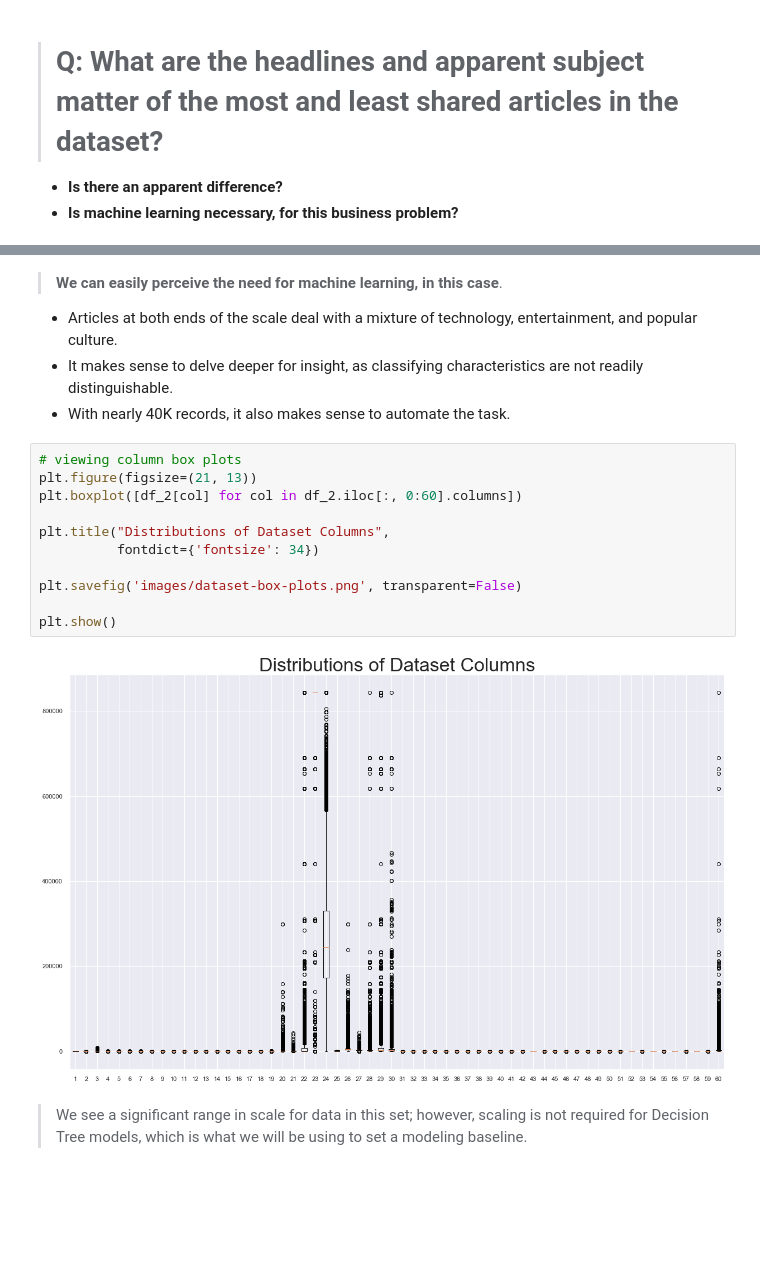
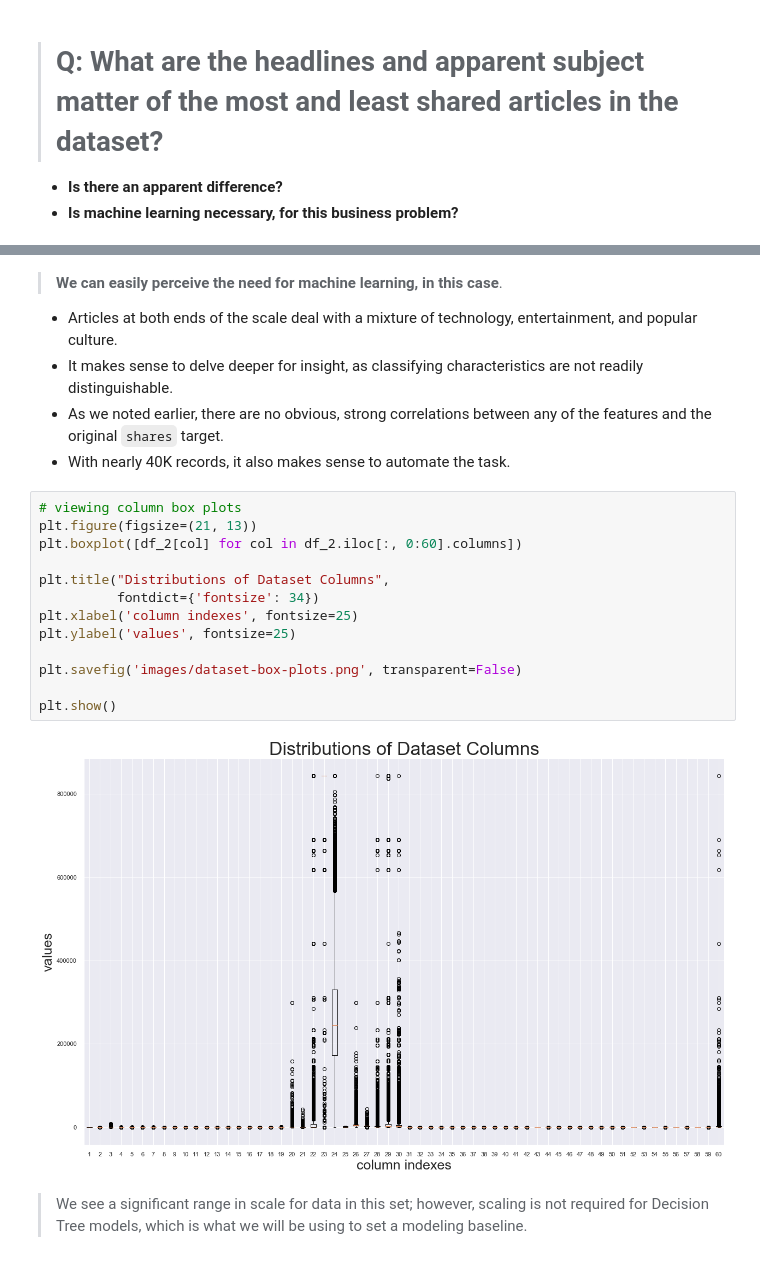
Before and after one commit to jammy-bot/article-shares-prediction, a Jupyter notebook: 02-explore-and-model.ipynb, the cells around one changed output, grey strips where cells are left out. Cells and saved outputs as stored; diff of their text form; blank space fills up the shorter version.

```diff
--- a/02-explore-and-model.ipynb
+++ b/02-explore-and-model.ipynb
@@ -107,20 +107,23 @@ Name: shares, Length: 39644, dtype: int64
 > __We can easily perceive the need for machine learning, in this case__.
 * Articles at both ends of the scale deal with a mixture of technology, entertainment, and popular culture.
 * It makes sense to delve deeper for insight, as classifying characteristics are not readily distinguishable.
+* As we noted earlier, there are no obvious, strong correlations between any of the features and the original `shares` target.
 * With nearly 40K records, it also makes sense to automate the task.
 # %%
 # viewing column box plots
 plt.figure(figsize=(21, 13))
 plt.boxplot([df_2[col] for col in df_2.iloc[:, 0:60].columns])
 
 plt.title("Distributions of Dataset Columns",
           fontdict={'fontsize': 34})
+plt.xlabel('column indexes', fontsize=25)
+plt.ylabel('values', fontsize=25)
 
 plt.savefig('images/dataset-box-plots.png', transparent=False)
 
 plt.show()
 # %% [output]
-[figure, old version]
+[figure, new version]
 # %% [markdown]
 > We see a significant range in scale for data in this set; however, scaling is not required for Decision Tree models, which is what we will be using to set a modeling baseline.
 # %% [markdown]
```
Also changed, not shown: parts of 18 cells of this notebook, 6 other files.
